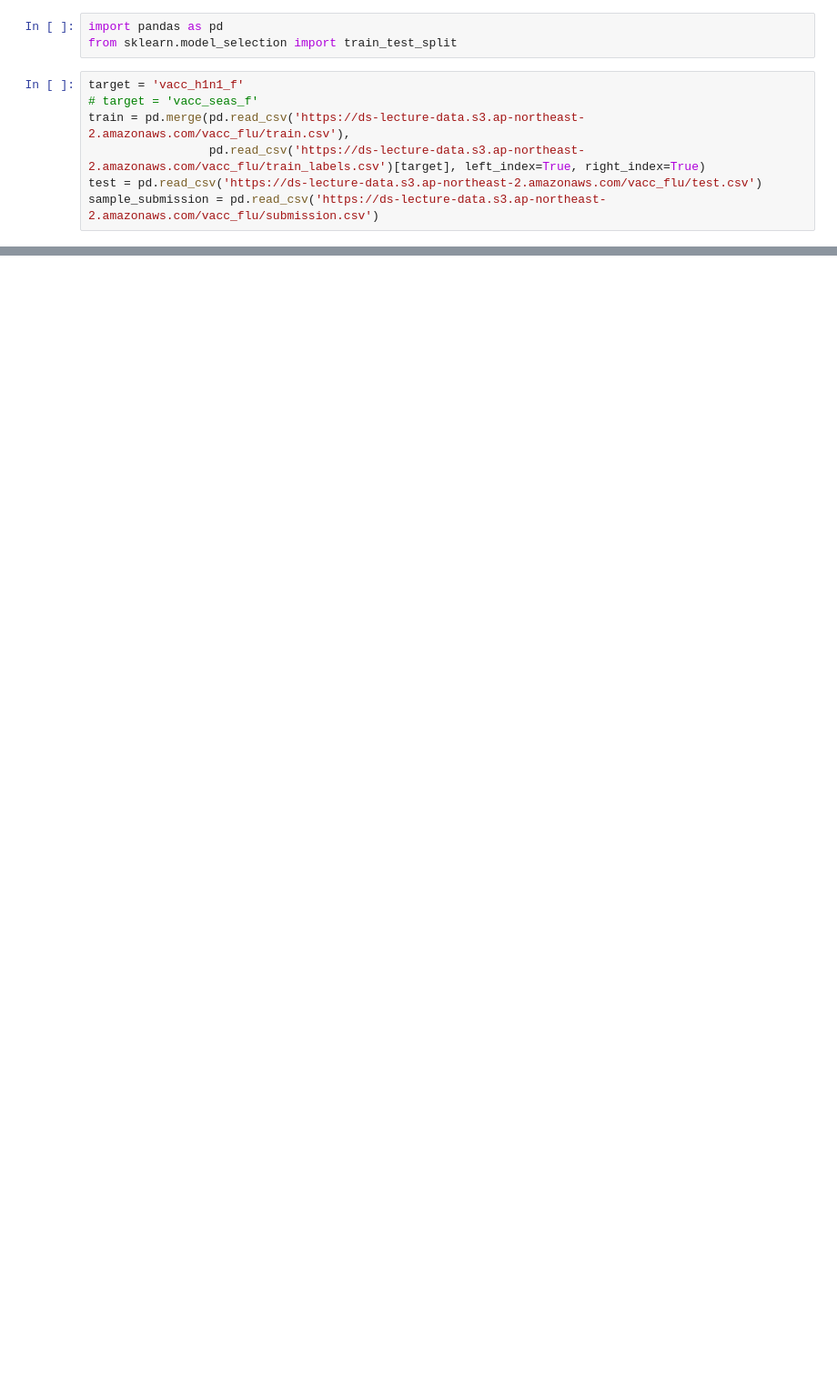
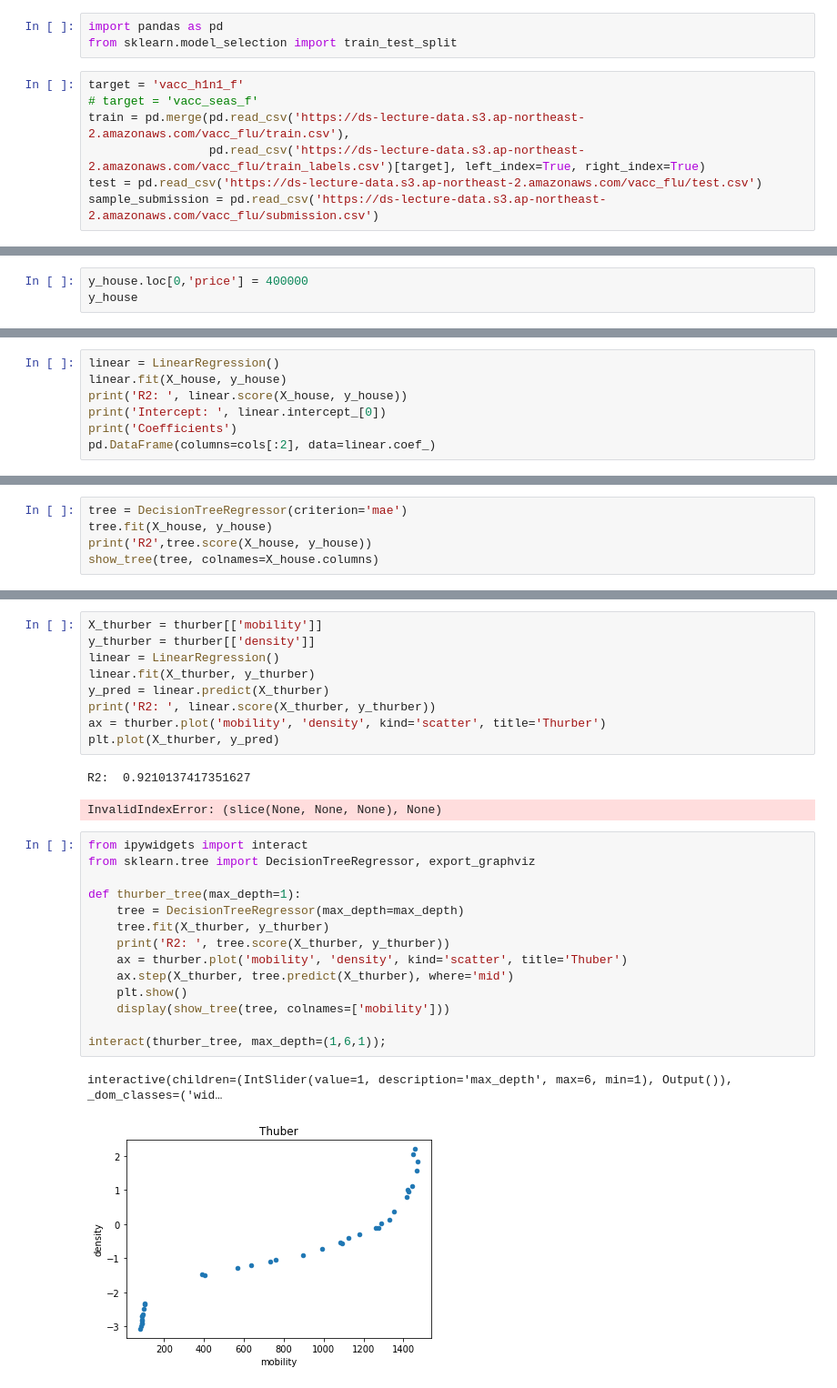
Before and after one commit to 4myLab/codestates, a Jupyter notebook: session2/20220708.ipynb, the cells around one changed output, grey strips where cells are left out. Shown at 91% size. Saved outputs shown, nothing was run; the diff lists cells and outputs as text; blank space fills up the shorter version.

```diff
--- a/session2/20220708.ipynb
+++ b/session2/20220708.ipynb
@@ -57,0 +397,3 @@ train.head().T
+# %%
+y_house.loc[0,'price'] = 400000
+y_house
@@ -57,0 +406,7 @@ train.head().T
+# %%
+linear = LinearRegression()
+linear.fit(X_house, y_house)
+print('R2: ', linear.score(X_house, y_house))
+print('Intercept: ', linear.intercept_[0])
+print('Coefficients')
+pd.DataFrame(columns=cols[:2], data=linear.coef_)
@@ -57,0 +419,5 @@ train.head().T
+# %%
+tree = DecisionTreeRegressor(criterion='mae')
+tree.fit(X_house, y_house)
+print('R2',tree.score(X_house, y_house))
+show_tree(tree, colnames=X_house.columns)
@@ -57,0 +471,29 @@ train.head().T
+# %%
+X_thurber = thurber[['mobility']]
+y_thurber = thurber[['density']]
+linear = LinearRegression()
+linear.fit(X_thurber, y_thurber)
+y_pred = linear.predict(X_thurber)
+print('R2: ', linear.score(X_thurber, y_thurber))
+ax = thurber.plot('mobility', 'density', kind='scatter', title='Thurber')
+plt.plot(X_thurber, y_pred)
+# %% [output]
+R2:  0.9210137417351627
+InvalidIndexError: (slice(None, None, None), None)
+# %%
+from ipywidgets import interact
+from sklearn.tree import DecisionTreeRegressor, export_graphviz
+
+def thurber_tree(max_depth=1):
+    tree = DecisionTreeRegressor(max_depth=max_depth)
+    tree.fit(X_thurber, y_thurber)
+    print('R2: ', tree.score(X_thurber, y_thurber))
+    ax = thurber.plot('mobility', 'density', kind='scatter', title='Thuber')
+    ax.step(X_thurber, tree.predict(X_thurber), where='mid')
+    plt.show()
+    display(show_tree(tree, colnames=['mobility']))
+
+interact(thurber_tree, max_depth=(1,6,1));
+# %% [output]
+interactive(children=(IntSlider(value=1, description='max_depth', max=6, min=1), Output()), _dom_classes=('wid…
+[figure, added]
```
Also changed, not shown: parts of 34 cells of this notebook, 1 other file.
